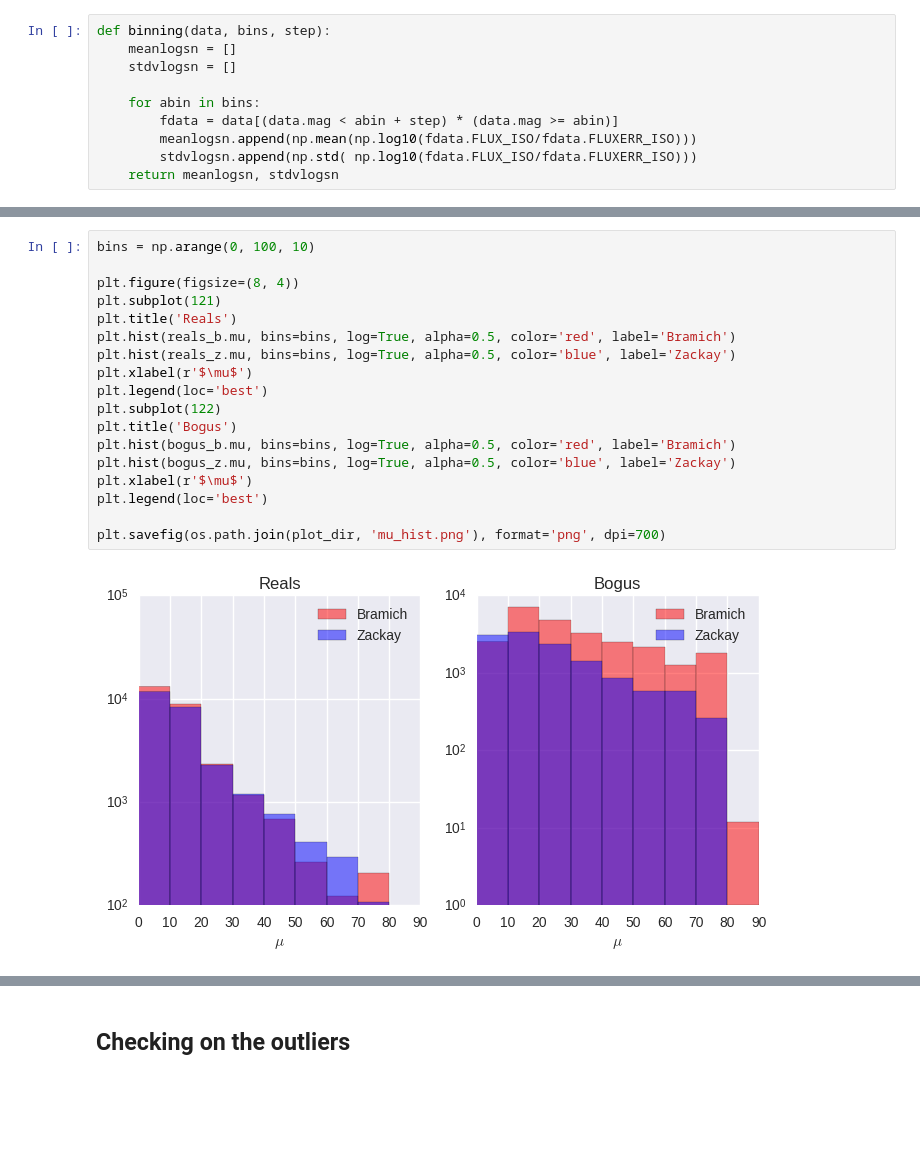
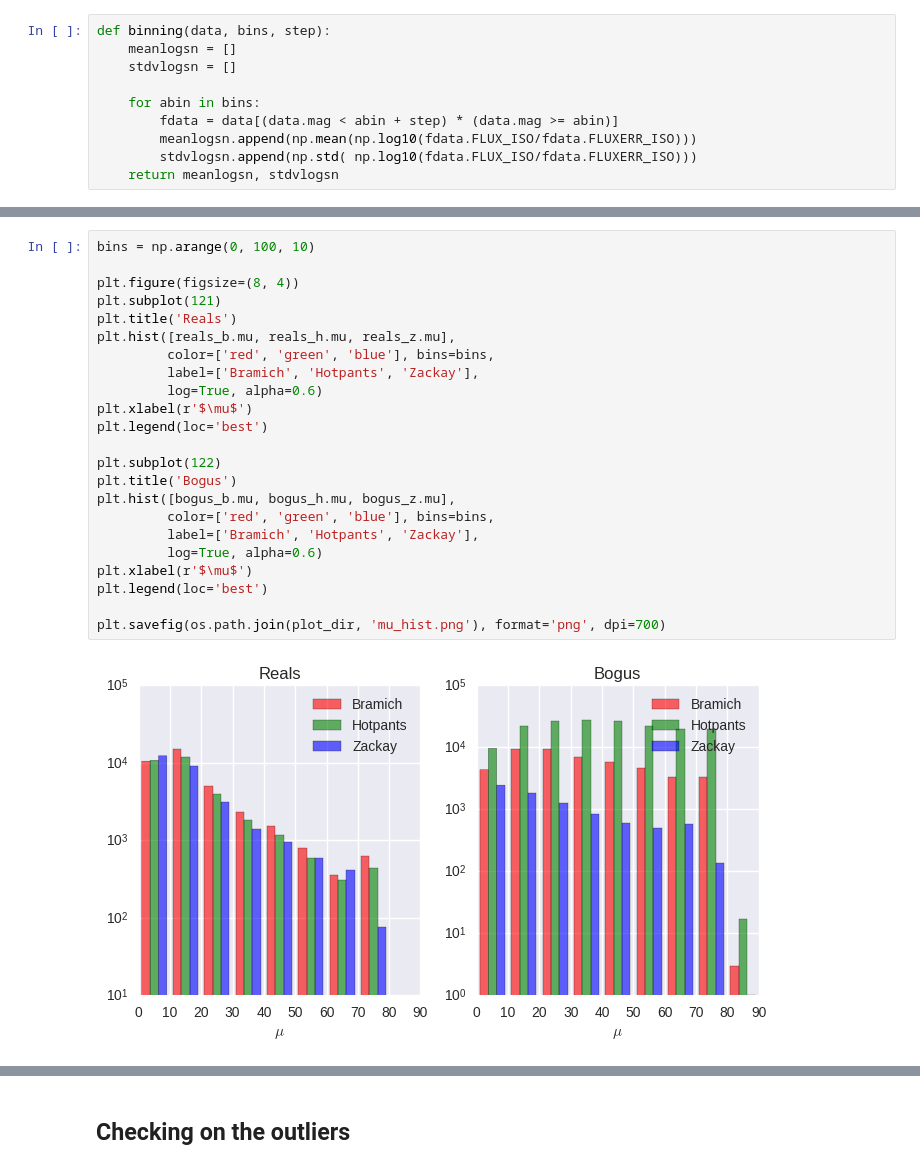
Before and after one commit to BrunoSanchez/RBMLearning, a Jupyter notebook: Plots-Threesome.ipynb, the cells around one changed output, grey strips where cells are left out. Saved outputs shown, nothing was run; the diff lists cells and outputs as text; blank space fills up the shorter version.

```diff
--- a/Plots-Threesome.ipynb
+++ b/Plots-Threesome.ipynb
@@ -638,23 +729,28 @@ plt.savefig(os.path.join(plot_dir, 'class_star_hist.png'), format='png', dpi=700
 # %%
 bins = np.arange(0, 100, 10)
 
 plt.figure(figsize=(8, 4))
 plt.subplot(121)
 plt.title('Reals')
-plt.hist(reals_b.mu, bins=bins, log=True, alpha=0.5, color='red', label='Bramich')
-plt.hist(reals_z.mu, bins=bins, log=True, alpha=0.5, color='blue', label='Zackay')
+plt.hist([reals_b.mu, reals_h.mu, reals_z.mu],
+         color=['red', 'green', 'blue'], bins=bins,
+         label=['Bramich', 'Hotpants', 'Zackay'],
+         log=True, alpha=0.6)
 plt.xlabel(r'$\mu$')
 plt.legend(loc='best')
+
 plt.subplot(122)
 plt.title('Bogus')
-plt.hist(bogus_b.mu, bins=bins, log=True, alpha=0.5, color='red', label='Bramich')
-plt.hist(bogus_z.mu, bins=bins, log=True, alpha=0.5, color='blue', label='Zackay')
+plt.hist([bogus_b.mu, bogus_h.mu, bogus_z.mu],
+         color=['red', 'green', 'blue'], bins=bins,
+         label=['Bramich', 'Hotpants', 'Zackay'],
+         log=True, alpha=0.6)
 plt.xlabel(r'$\mu$')
 plt.legend(loc='best')
 
 plt.savefig(os.path.join(plot_dir, 'mu_hist.png'), format='png', dpi=700)
 # %% [output]
-[figure, old version]
+[figure, new version]
 # %%
 bins = np.arange(0, 28, 2)
 
```
Also changed, not shown: parts of 32 cells of this notebook, 2 other files.
